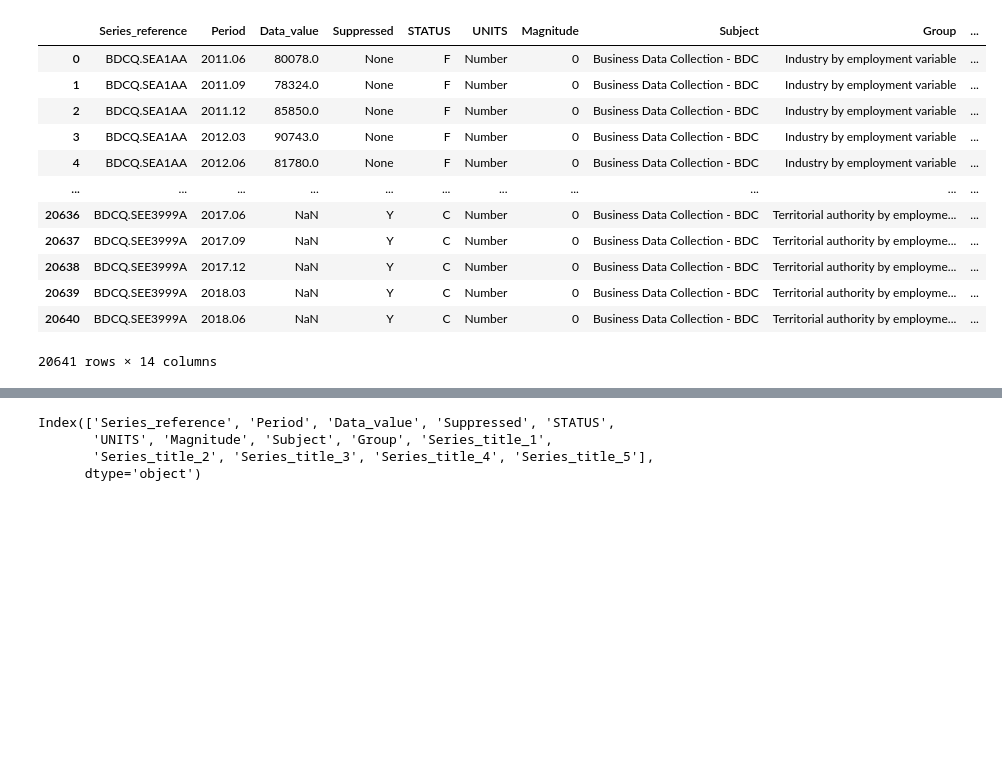
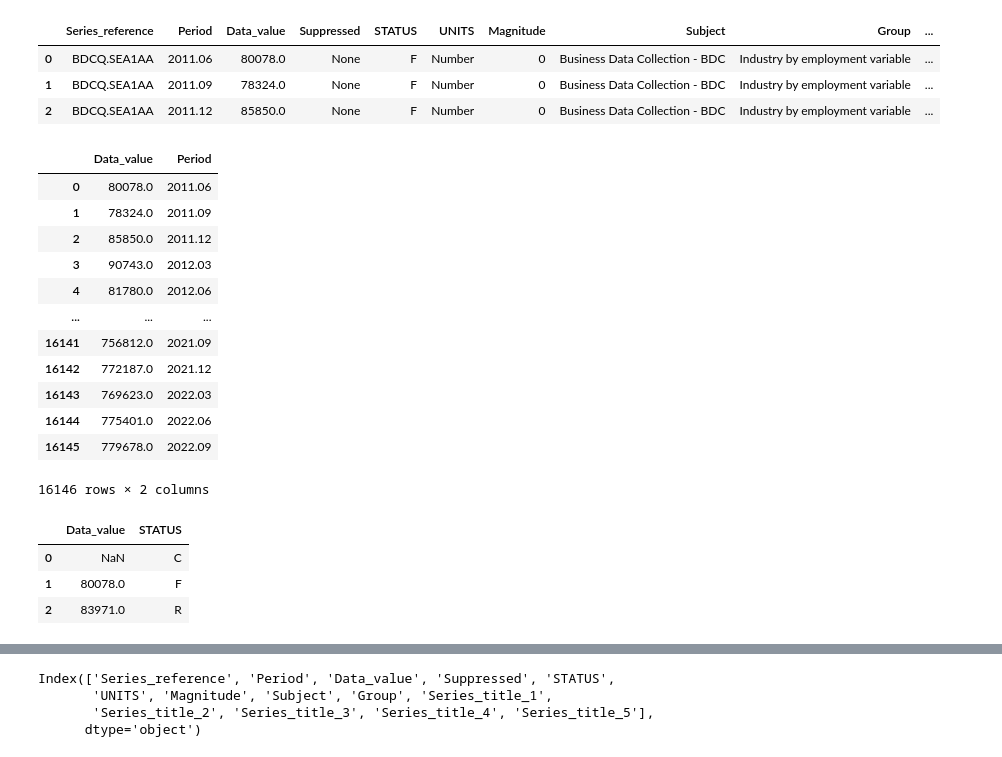
Before and after one commit to Micheallukwago/advanced_project-, a Jupyter notebook: PROJECT CONNECTING TO SQLITE AND RETRIEVING DATA .ipynb, the cells around one changed output, grey strips where cells are left out. Cells and saved outputs as stored; diff of their text form; code cells hidden in the pictures; blank space fills up the shorter version.

```diff
--- a/PROJECT CONNECTING TO SQLITE AND RETRIEVING DATA .ipynb
+++ b/PROJECT CONNECTING TO SQLITE AND RETRIEVING DATA .ipynb
@@ -18,18 +18,40 @@ sqlite_select_Query = "SELECT * FROM BUZZ;"
 # %%
 #we use the .read_sql_query and conn 'connection' to view our data in dataform format
 df=pd.read_sql_query(sqlite_select_Query,sqliteConnection)
-df.head(20641)
+# just to check our data
+df.head(3)
 # %% [output]
 |  | Series_reference | Period | Data_value | Suppressed | STATUS | UNITS | Magnitude | Subject | Group | ... |
 | 0 | BDCQ.SEA1AA | 2011.06 | 80078.0 | None | F | Number | 0 | Business Data Collection - BDC | Industry by employment variable | ... |
 | 1 | BDCQ.SEA1AA | 2011.09 | 78324.0 | None | F | Number | 0 | Business Data Collection - BDC | Industry by employment variable | ... |
 | 2 | BDCQ.SEA1AA | 2011.12 | 85850.0 | None | F | Number | 0 | Business Data Collection - BDC | Industry by employment variable | ... |
-| 3 | BDCQ.SEA1AA | 2012.03 | 90743.0 | None | F | Number | 0 | Business Data Collection - BDC | Industry by employment variable | ... |
-| 4 | BDCQ.SEA1AA | 2012.06 | 81780.0 | None | F | Number | 0 | Business Data Collection - BDC | Industry by employment variable | ... |
-| ... | ... | ... | ... | ... | ... | ... | ... | ... | ... | ... |
-| 20636 | BDCQ.SEE3999A | 2017.06 | NaN | Y | C | Number | 0 | Business Data Collection - BDC | Territorial authority by employme... | ... |
-| 20637 | BDCQ.SEE3999A | 2017.09 | NaN | Y | C | Number | 0 | Business Data Collection - BDC | Territorial authority by employme... | ... |
-| 20638 | BDCQ.SEE3999A | 2017.12 | NaN | Y | C | Number | 0 | Business Data Collection - BDC | Territorial authority by employme... | ... |
-| 20639 | BDCQ.SEE3999A | 2018.03 | NaN | Y | C | Number | 0 | Business Data Collection - BDC | Territorial authority by employme... | ... |
-| 20640 | BDCQ.SEE3999A | 2018.06 | NaN | Y | C | Number | 0 | Business Data Collection - BDC | Territorial authority by employme... | ... |
-20641 rows × 14 columns
+# %%
+# we are able to sort our data using sql commands to form sensible queries and form dataframes
+# below we can get data that is alredy cleaned using sql
+querry="SELECT Data_value,Period from BUZZ where Data_value NOTNULL; "
+QP=pd.read_sql_query(querry,sqliteConnection)
+QP
+# %% [output]
+|  | Data_value | Period |
+| 0 | 80078.0 | 2011.06 |
+| 1 | 78324.0 | 2011.09 |
+| 2 | 85850.0 | 2011.12 |
+| 3 | 90743.0 | 2012.03 |
+| 4 | 81780.0 | 2012.06 |
+| ... | ... | ... |
+| 16141 | 756812.0 | 2021.09 |
+| 16142 | 772187.0 | 2021.12 |
+| 16143 | 769623.0 | 2022.03 |
+| 16144 | 775401.0 | 2022.06 |
+| 16145 | 779678.0 | 2022.09 |
+16146 rows × 2 columns
+# %%
+# WE GROUP OUR DATA USING STATUS BELOW
+querry="SELECT Data_value,STATUS FROM BUZZ GROUP BY STATUS;"
+QS=pd.read_sql_query(querry,sqliteConnection)
+QS
+# %% [output]
+|  | Data_value | STATUS |
+| 0 | NaN | C |
+| 1 | 80078.0 | F |
+| 2 | 83971.0 | R |
```
Also changed, not shown: parts of 9 cells of this notebook.
